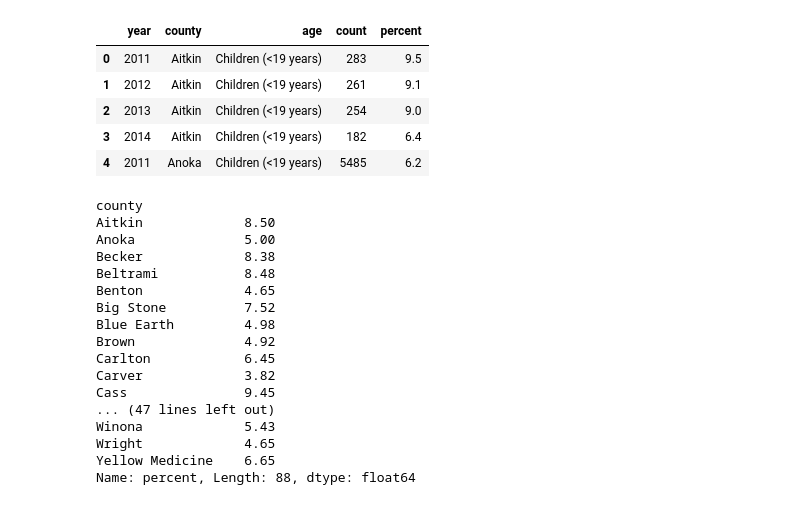
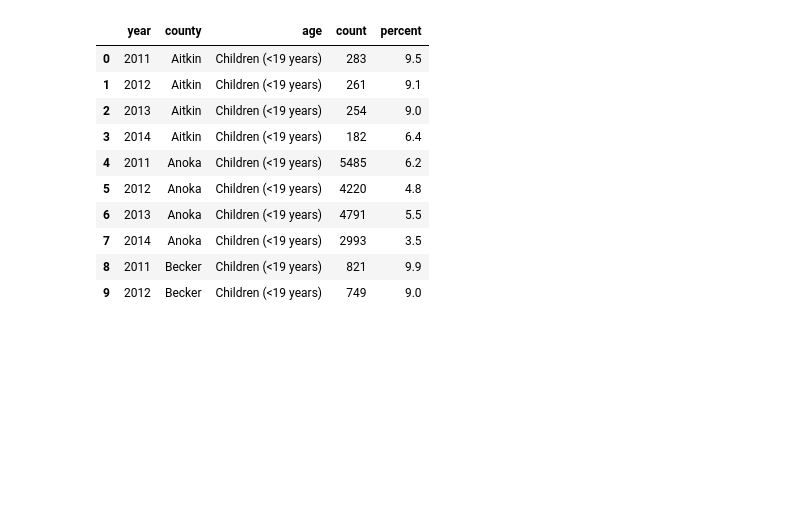
Before and after one commit to erjacobs2/Team_Numerology, a Jupyter notebook: Numerology_ps.ipynb, the cells around one changed output. Drawn from its saved outputs; the diff is of its cells as text; code cells hidden in the pictures; blank space fills up the shorter version.

```diff
--- a/Numerology_ps.ipynb
+++ b/Numerology_ps.ipynb
@@ -30,33 +27,20 @@ renamed_df.head()
 # %%
-insurance_df = renamed_df.drop(columns=['indicator', 'population', 'sex', 'povertyThreshold', 'ci'])
-insurance_df.head()
+insurance_df = ins_df.drop(columns=['indicator', 'population', 'sex', 'povertyThreshold', 'ci'])
+insurance_df.head(10)
 # %% [output]
 |  | year | county | age | count | percent |
 | 0 | 2011 | Aitkin | Children (<19 years) | 283 | 9.5 |
 | 1 | 2012 | Aitkin | Children (<19 years) | 261 | 9.1 |
 | 2 | 2013 | Aitkin | Children (<19 years) | 254 | 9.0 |
 | 3 | 2014 | Aitkin | Children (<19 years) | 182 | 6.4 |
 | 4 | 2011 | Anoka | Children (<19 years) | 5485 | 6.2 |
+| 5 | 2012 | Anoka | Children (<19 years) | 4220 | 4.8 |
+| 6 | 2013 | Anoka | Children (<19 years) | 4791 | 5.5 |
+| 7 | 2014 | Anoka | Children (<19 years) | 2993 | 3.5 |
+| 8 | 2011 | Becker | Children (<19 years) | 821 | 9.9 |
+| 9 | 2012 | Becker | Children (<19 years) | 749 | 9.0 |
 # %%
 ins_bycounty = insurance_df.groupby(['county'])
+county_name = ins_bycounty["county"].unique()
 avg_count = round(ins_bycounty["count"].mean(),2)
 avg_percent = round(ins_bycounty["percent"].mean(),2)
-print(avg_percent)
-# %% [output]
-county
-Aitkin             8.50
-Anoka              5.00
-Becker             8.38
-Beltrami           8.48
-Benton             4.65
-Big Stone          7.52
-Blue Earth         4.98
-Brown              4.92
-Carlton            6.45
-Carver             3.82
-Cass               9.45
-... (47 lines left out)
-Winona             5.43
-Wright             4.65
-Yellow Medicine    6.65
-Name: percent, Length: 88, dtype: float64
```
Also changed, not shown: parts of 5 cells of this notebook, 2 other files.
